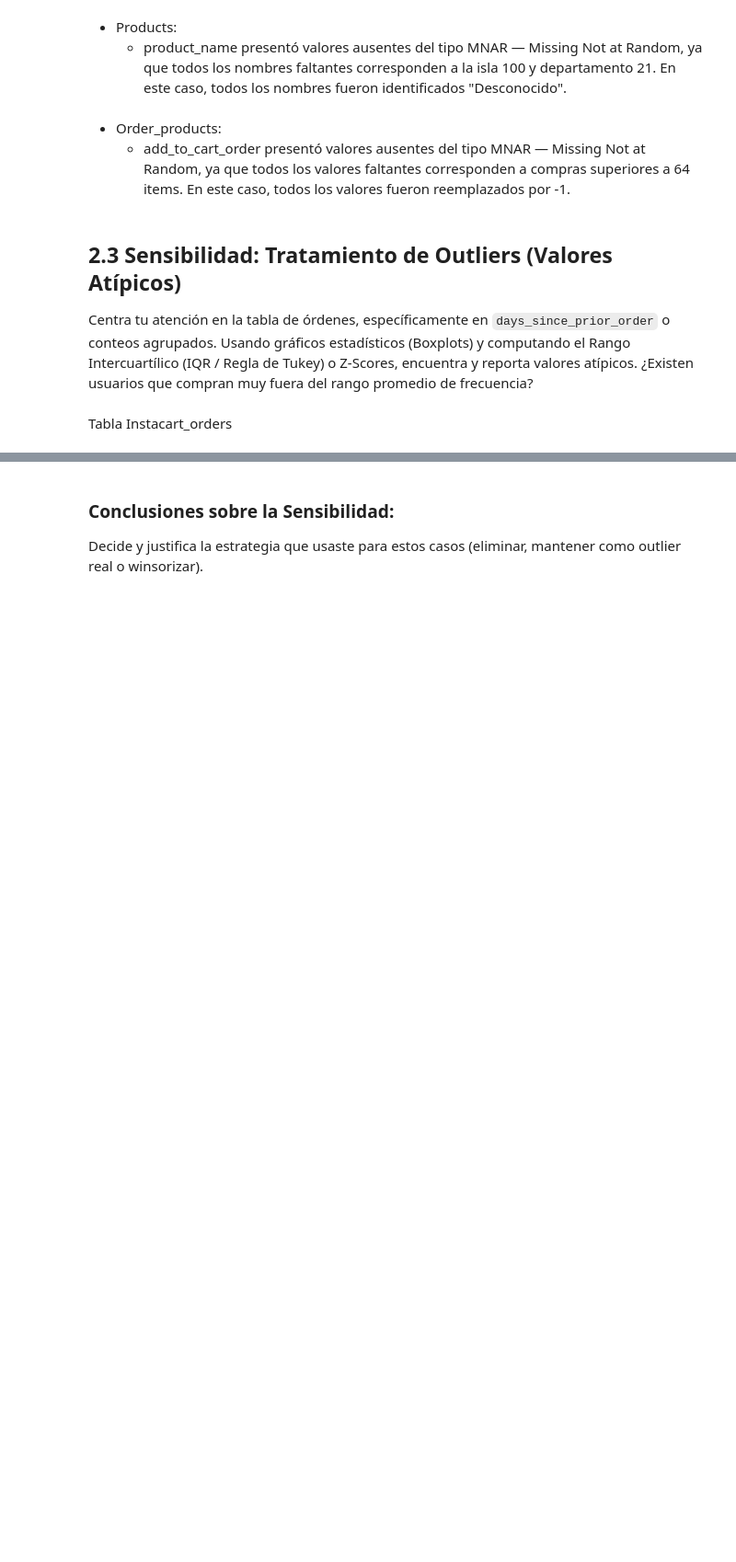
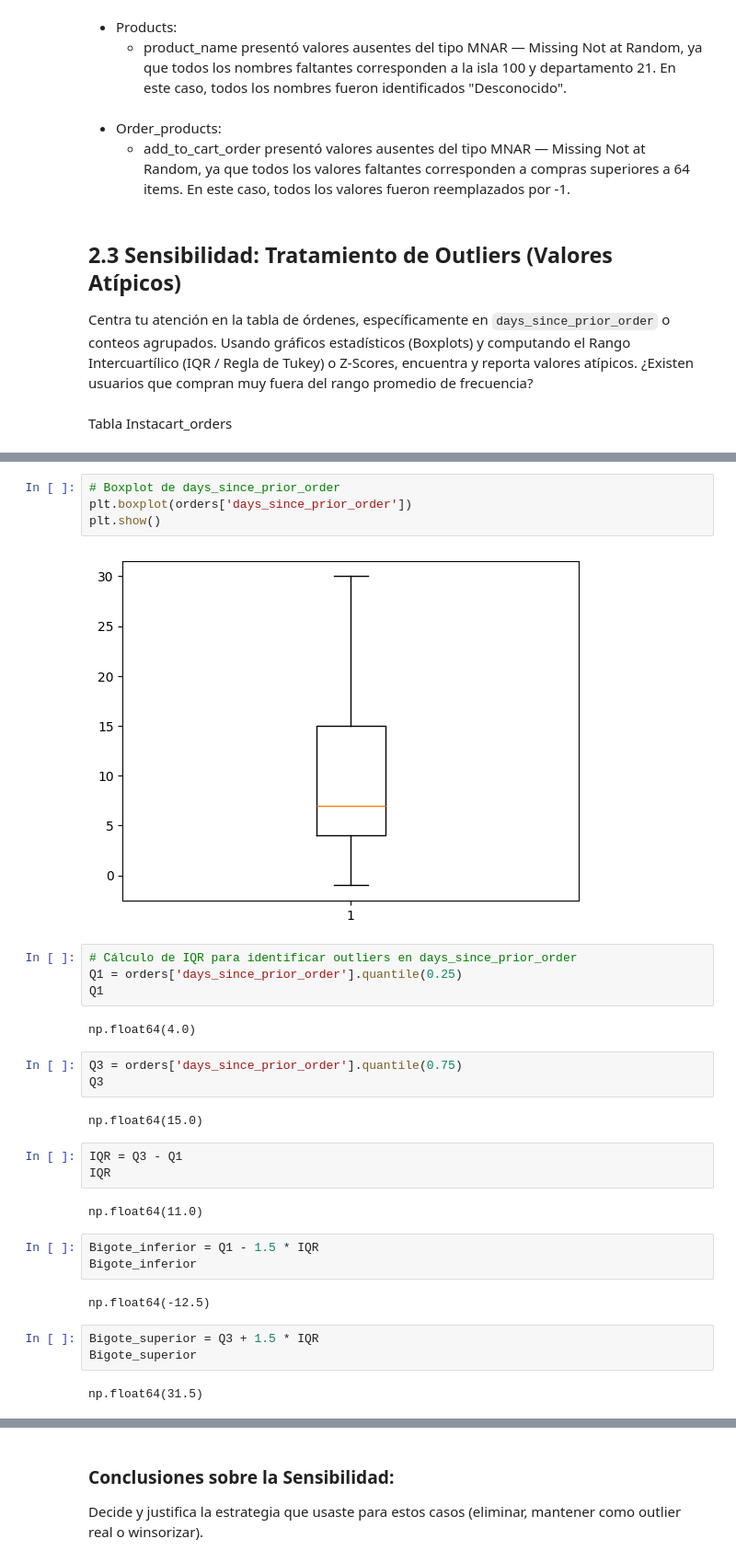
Before and after one commit to anitaharo24-code/ds-week-2, a Jupyter notebook: taller_3_nombre_apellido.ipynb, the cells around one changed output, grey strips where cells are left out. Shown at 92% size. Cells and saved outputs as stored; diff of their text form; blank space fills up the shorter version.

```diff
--- a/taller_3_nombre_apellido.ipynb
+++ b/taller_3_nombre_apellido.ipynb
@@ -698,0 +701,32 @@ ModuleNotFoundError: No module named 'matplotlib'
+# %%
+# Boxplot de days_since_prior_order
+plt.boxplot(orders['days_since_prior_order'])
+plt.show()
+# %% [output]
+[figure, added]
+# %%
+# Cálculo de IQR para identificar outliers en days_since_prior_order
+Q1 = orders['days_since_prior_order'].quantile(0.25)
+Q1
+# %% [output]
+np.float64(4.0)
+# %%
+Q3 = orders['days_since_prior_order'].quantile(0.75)
+Q3
+# %% [output]
+np.float64(15.0)
+# %%
+IQR = Q3 - Q1
+IQR
+# %% [output]
+np.float64(11.0)
+# %%
+Bigote_inferior = Q1 - 1.5 * IQR
+Bigote_inferior
+# %% [output]
+np.float64(-12.5)
+# %%
+Bigote_superior = Q3 + 1.5 * IQR
+Bigote_superior
+# %% [output]
+np.float64(31.5)
```
Also changed, not shown: parts of 50 cells of this notebook.
